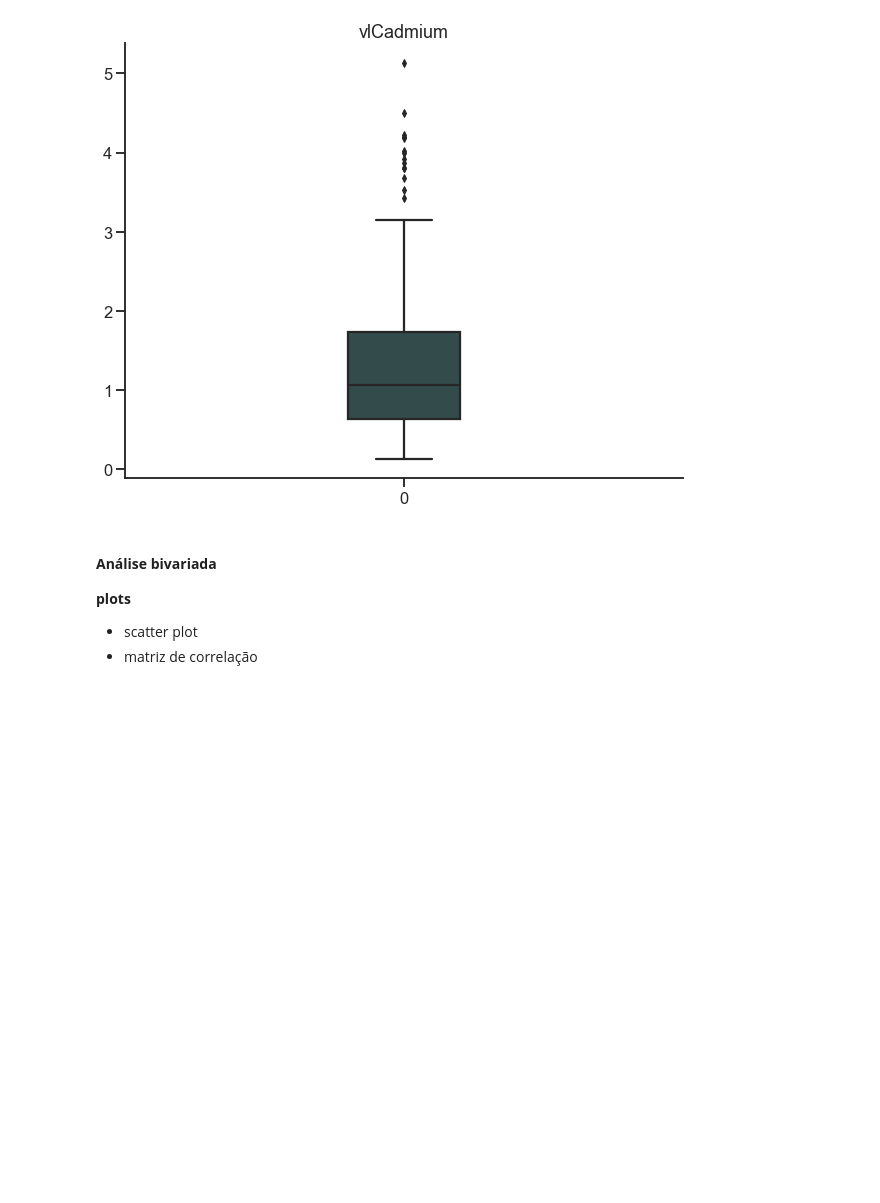
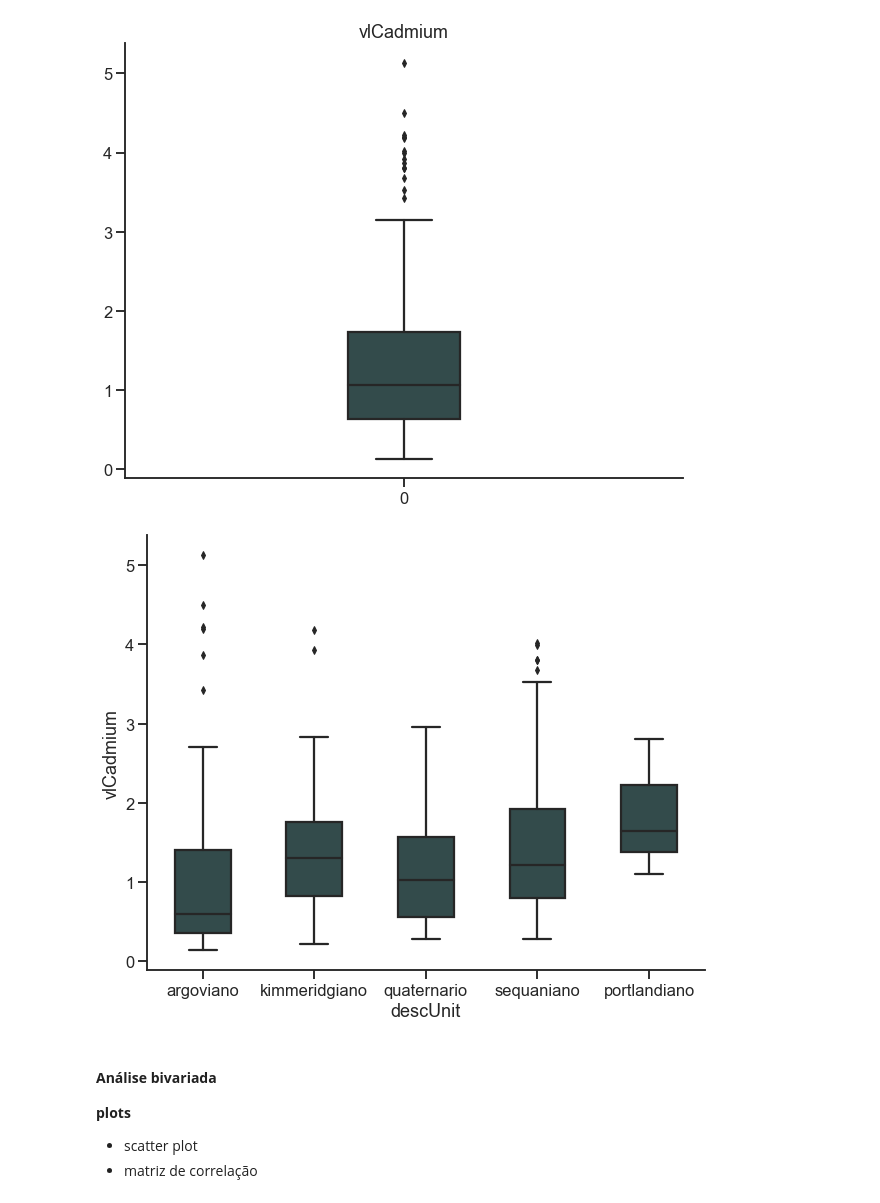
Before and after one commit to luschiro/workflows-geo-data, a Jupyter notebook: modulo_2/modulo_2.ipynb, the cells around one changed output. Drawn from its saved outputs; the diff is of its cells as text; code cells hidden in the pictures; blank space fills up the shorter version.

```diff
--- a/modulo_2/modulo_2.ipynb
+++ b/modulo_2/modulo_2.ipynb
@@ -168,6 +168,12 @@ sns.despine()
 plt.show()
 # %% [output]
 [figure]
+# %%
+plt.figure(figsize=(10,8))
+sns.boxplot(data=df_jura, x="descUnit", y="vlCadmium", width=.5, color="darkslategray")
+sns.despine()
+# %% [output]
+[figure, added]
 # %% [markdown]
 #### **Análise bivariada**
 
```
Also changed, not shown: parts of 4 cells of this notebook, 2 other files.
